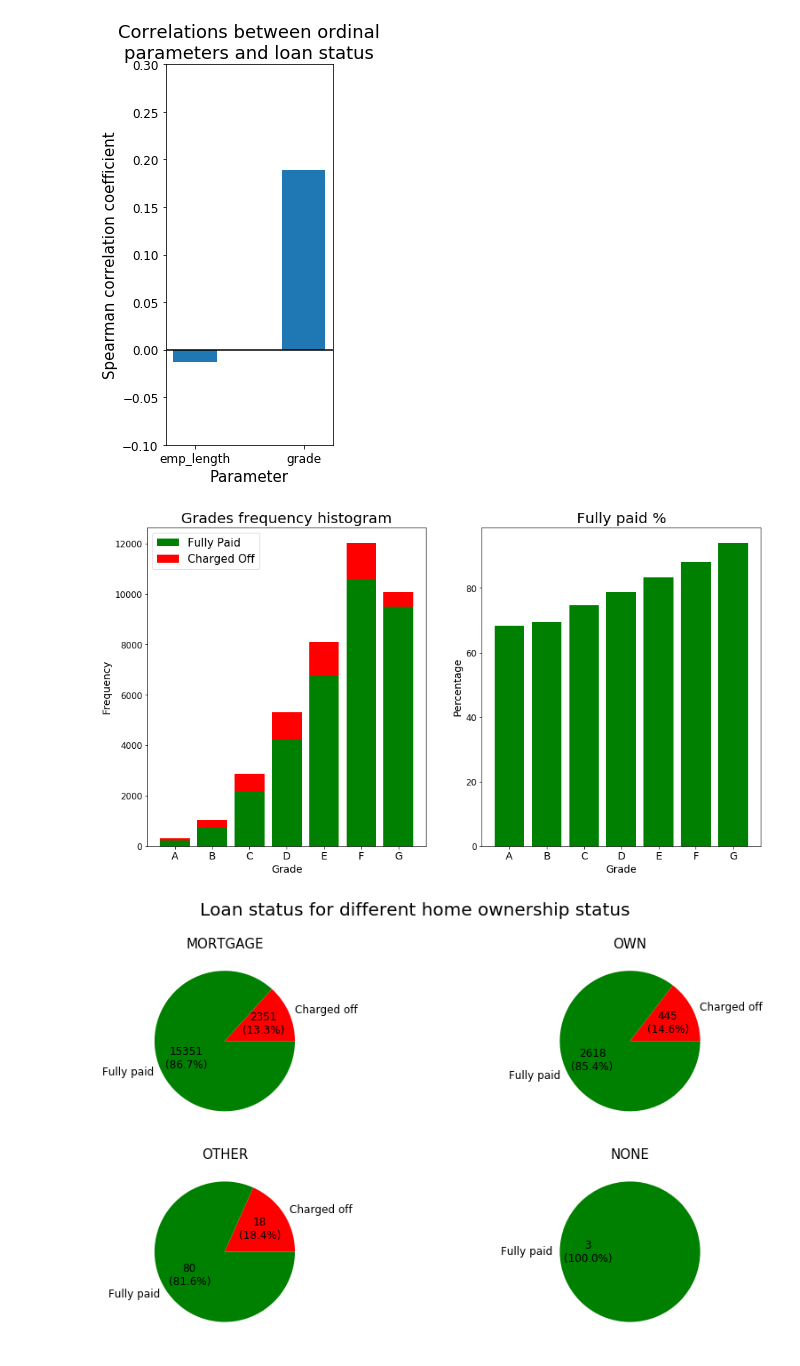
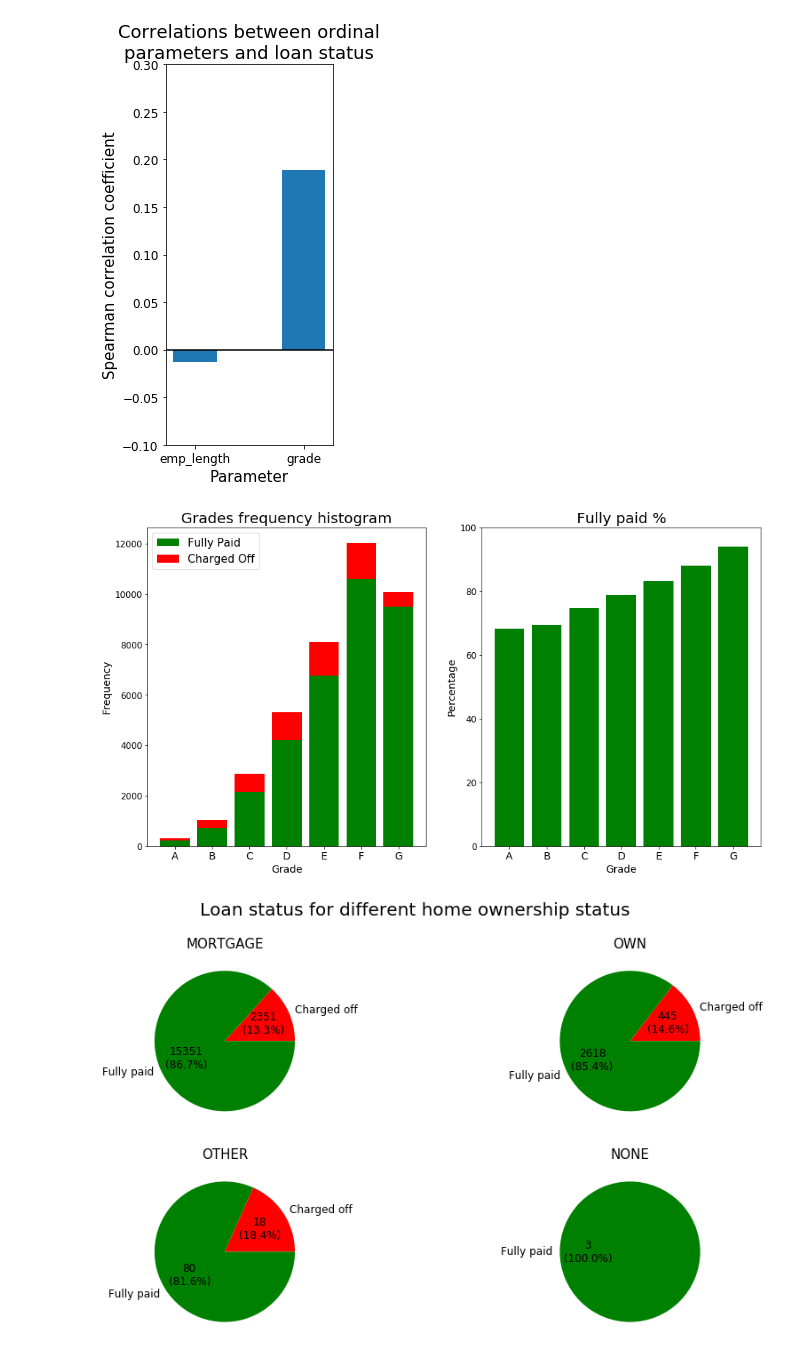
Before and after one commit to HilaGast/ml_final_ex, a Jupyter notebook: ML report Omri & Hila.ipynb, the cells around one changed output. Drawn from its saved outputs; the diff is of its cells as text; code cells hidden in the pictures.

```diff
--- a/ML report Omri & Hila.ipynb
+++ b/ML report Omri & Hila.ipynb
@@ -234,28 +236,29 @@ plt.show()
 # %%
 grouped_grades_status=ordinal_data.groupby(["loan_status_bool","grade"]).size()
 plt.figure(figsize=(15,8))
 plt.subplot(1,2,1)
 plt.bar(np.arange(7,0,-1), grouped_grades_status[1.0].values[::-1],color='green')
 plt.bar(np.arange(7,0,-1), grouped_grades_status[0.0].values[::-1], bottom=grouped_grades_status[1.0].values[::-1], color='red')
 plt.xticks(np.arange(1,8),['A','B','C','D','E','F','G'], fontsize=14)
 plt.yticks(fontsize=12)
 plt.xlabel('Grade',fontsize=14)
 plt.ylabel('Frequency', fontsize=14)
 plt.title('Grades frequency histogram',fontsize=20)
 plt.legend(('Fully Paid','Charged Off'),fontsize=15)
 
 plt.subplot(1,2,2)
 ppo = 100* grouped_grades_status[1.0].values[::-1]/(grouped_grades_status[1.0].values[::-1]+grouped_grades_status[0.0].values[::-1])
 plt.bar(np.arange(7,0,-1), ppo, color='green')
 plt.xticks(np.arange(1,8),['A','B','C','D','E','F','G'], fontsize=14)
 plt.yticks(fontsize=12)
 plt.xlabel('Grade',fontsize=14)
 plt.ylabel('Percentage', fontsize=14)
 plt.title('Fully paid %',fontsize=20)
+plt.ylim(0,100)
 
 plt.show()
 # %% [output]
-[figure, old version]
+[figure, new version]
 # %%
 # Examining categorical variables ('issue_d','home_ownership' & 'addr_state'):
 # %%
```
Also changed, not shown: parts of 7 cells of this notebook, 1 other file.
